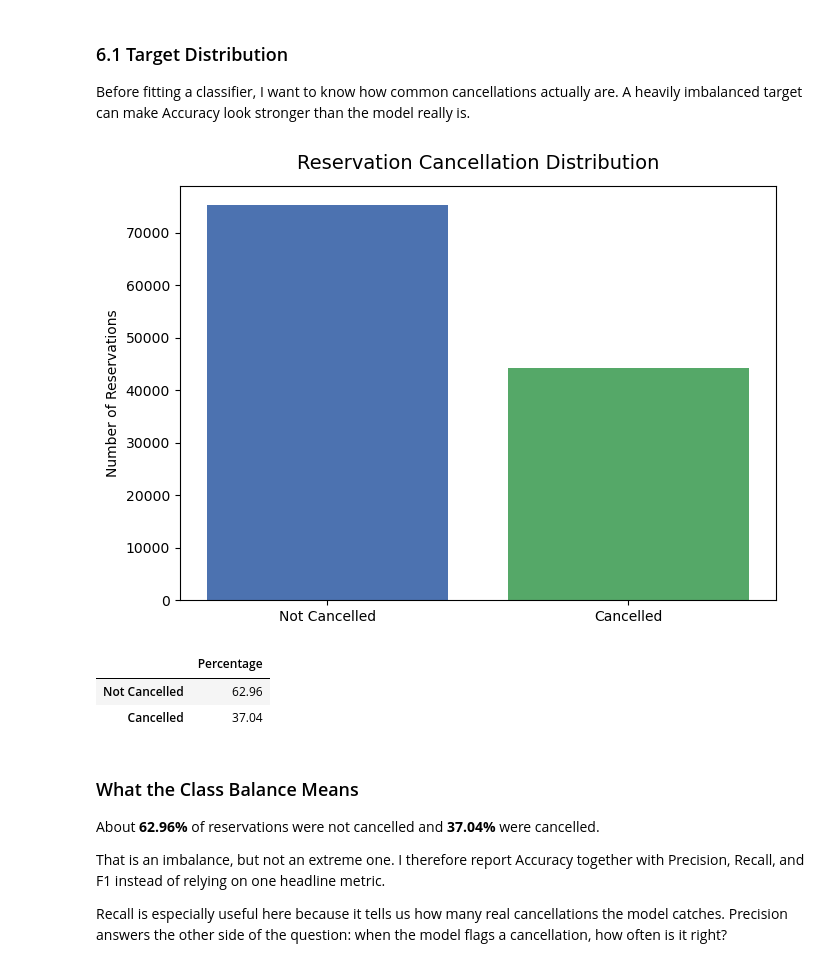
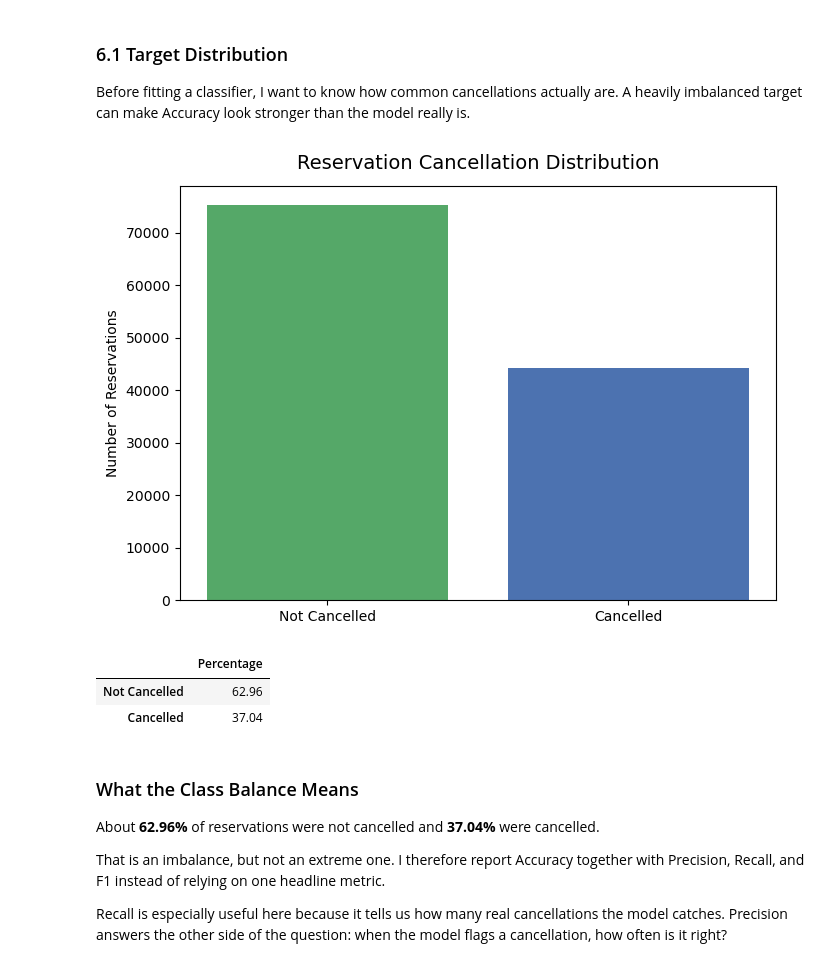
Before and after one commit to Anahita-Pouladi/hotel-booking-cancellation-decision-tree, a Jupyter notebook: notebooks/Hotel_Booking_Cancellation_Prediction_Decision_Tree.ipynb, the cells around one changed output. Saved outputs shown, nothing was run; the diff lists cells and outputs as text; code cells hidden in the pictures.

```diff
--- a/notebooks/Hotel_Booking_Cancellation_Prediction_Decision_Tree.ipynb
+++ b/notebooks/Hotel_Booking_Cancellation_Prediction_Decision_Tree.ipynb
@@ -189,19 +199,19 @@ Before fitting a classifier, I want to know how common cancellations actually ar
 # %%
 plt.figure(figsize=(7, 5))
 
 counts = df["is_canceled"].value_counts().sort_index()
 
-plt.bar( ["Not Cancelled", "Cancelled"], counts.values, color=[PRIMARY, SECONDARY] )
+plt.bar( ["Not Cancelled", "Cancelled"], counts.values, color=[SECONDARY, PRIMARY] )
 plt.title("Reservation Cancellation Distribution", fontsize=14, pad=12)
 plt.ylabel("Number of Reservations")
 plt.tight_layout()
 plt.show()
 
 target_share = (df["is_canceled"].value_counts(normalize=True).sort_index()
                 .rename(index={0: "Not Cancelled", 1: "Cancelled"}).mul(100).round(2))
 target_share.to_frame("Percentage")
 # %% [output]
-[figure, old version]
+[figure, new version]
 |  | Percentage |
 | Not Cancelled | 62.96 |
 | Cancelled | 37.04 |
```
Also changed, not shown: parts of 6 cells of this notebook.
